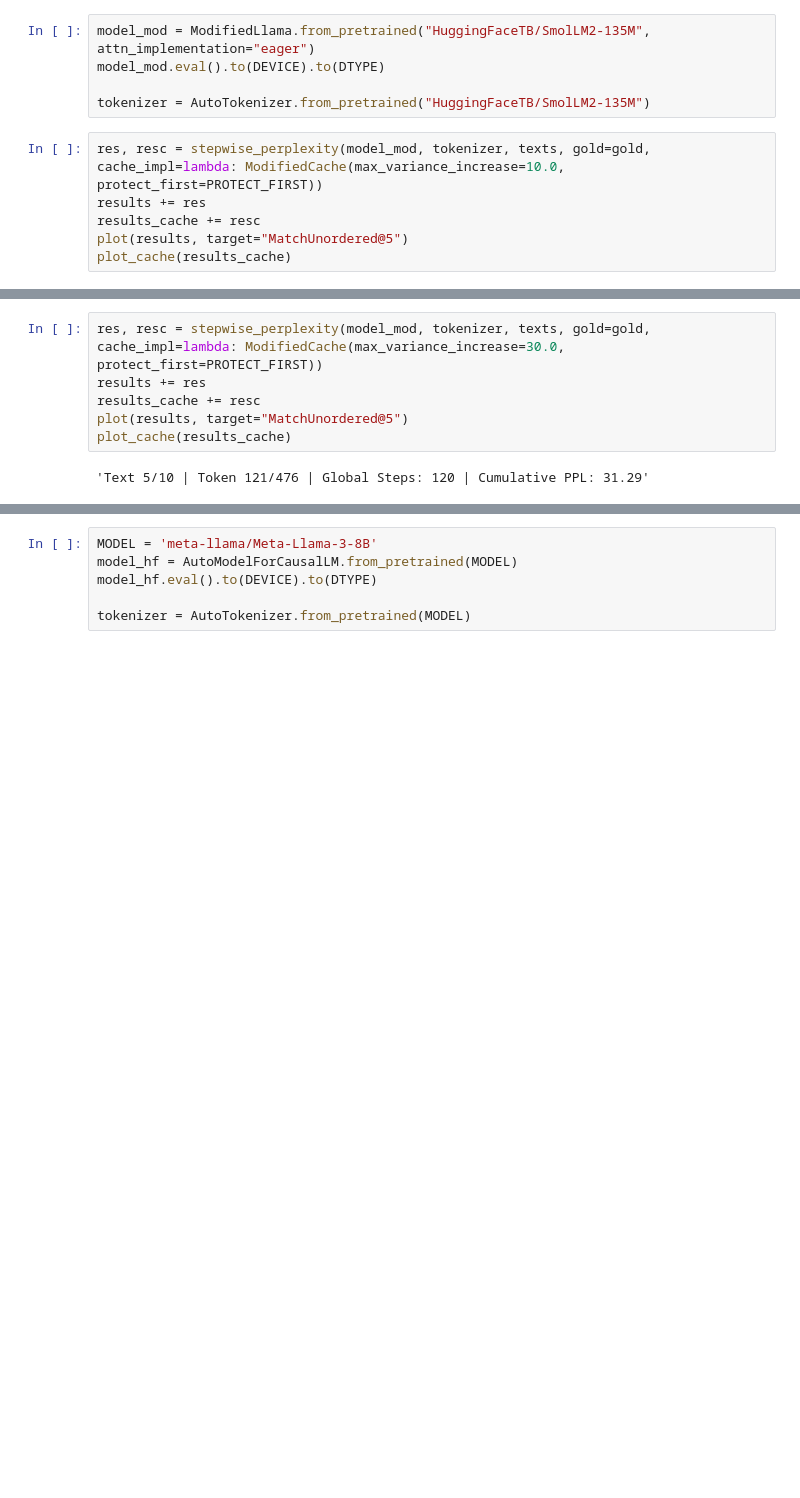
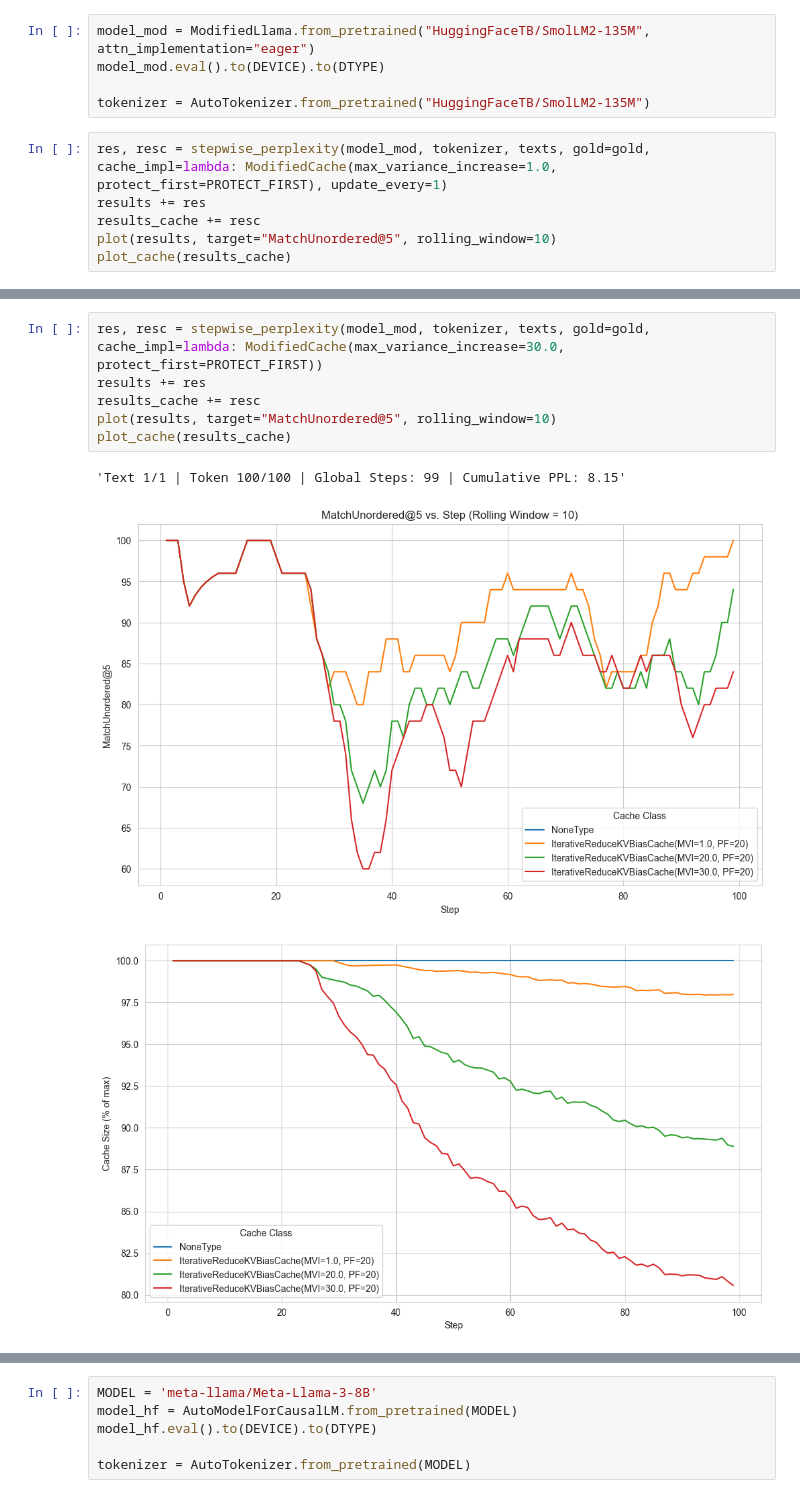
Before and after one commit to ViktorooReps/kv-cache-reduction, a Jupyter notebook: experiment.ipynb, the cells around one changed output, grey strips where cells are left out. Saved outputs shown, nothing was run; the diff lists cells and outputs as text; blank space fills up the shorter version.

```diff
--- a/experiment.ipynb
+++ b/experiment.ipynb
@@ -220,9 +241,9 @@ model_mod.eval().to(DEVICE).to(DTYPE)
 
 tokenizer = AutoTokenizer.from_pretrained("HuggingFaceTB/SmolLM2-135M")
 # %%
-res, resc = stepwise_perplexity(model_mod, tokenizer, texts, gold=gold, cache_impl=lambda: ModifiedCache(max_variance_increase=10.0, protect_first=PROTECT_FIRST))
+res, resc = stepwise_perplexity(model_mod, tokenizer, texts, gold=gold, cache_impl=lambda: ModifiedCache(max_variance_increase=1.0, protect_first=PROTECT_FIRST), update_every=1)
 results += res
 results_cache += resc
-plot(results, target="MatchUnordered@5")
+plot(results, target="MatchUnordered@5", rolling_window=10)
 plot_cache(results_cache)
 # %% [output]
@@ -242,11 +263,13 @@ plot_cache(results_cache)
 # %%
 res, resc = stepwise_perplexity(model_mod, tokenizer, texts, gold=gold, cache_impl=lambda: ModifiedCache(max_variance_increase=30.0, protect_first=PROTECT_FIRST))
 results += res
 results_cache += resc
-plot(results, target="MatchUnordered@5")
+plot(results, target="MatchUnordered@5", rolling_window=10)
 plot_cache(results_cache)
 # %% [output]
-'Text 5/10 | Token 121/476 | Global Steps: 120 | Cumulative PPL: 31.29'
+'Text 1/1 | Token 100/100 | Global Steps: 99 | Cumulative PPL: 8.15'
+[figure, added]
+[figure, added]
 # %%
 res, resc = stepwise_perplexity(model_mod, tokenizer, texts, gold=gold, cache_impl=lambda: ModifiedCache(max_variance_increase=50.0, protect_first=PROTECT_FIRST))
 results += res
```
Also changed, not shown: parts of 10 cells of this notebook, 1 other file.
